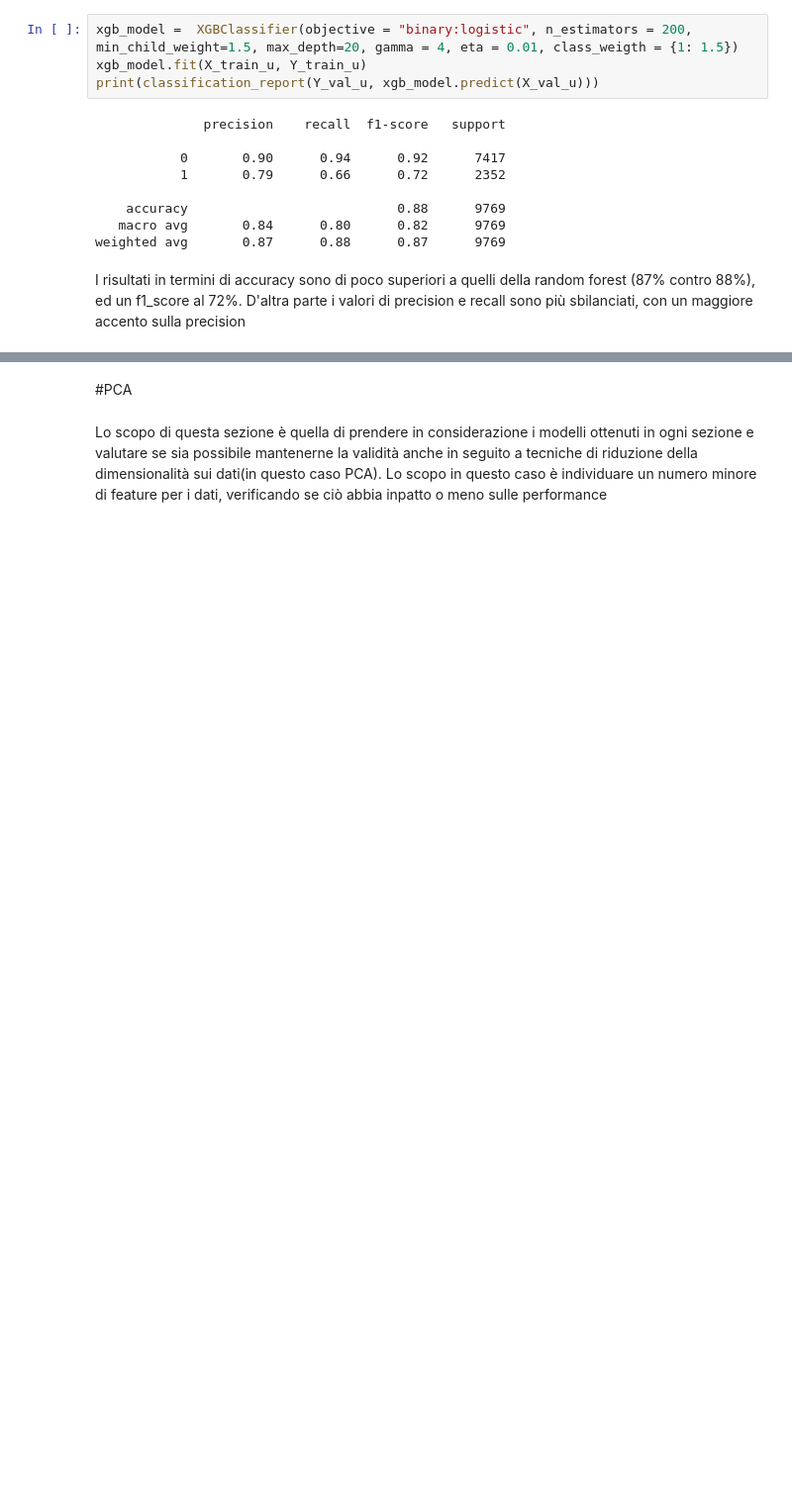
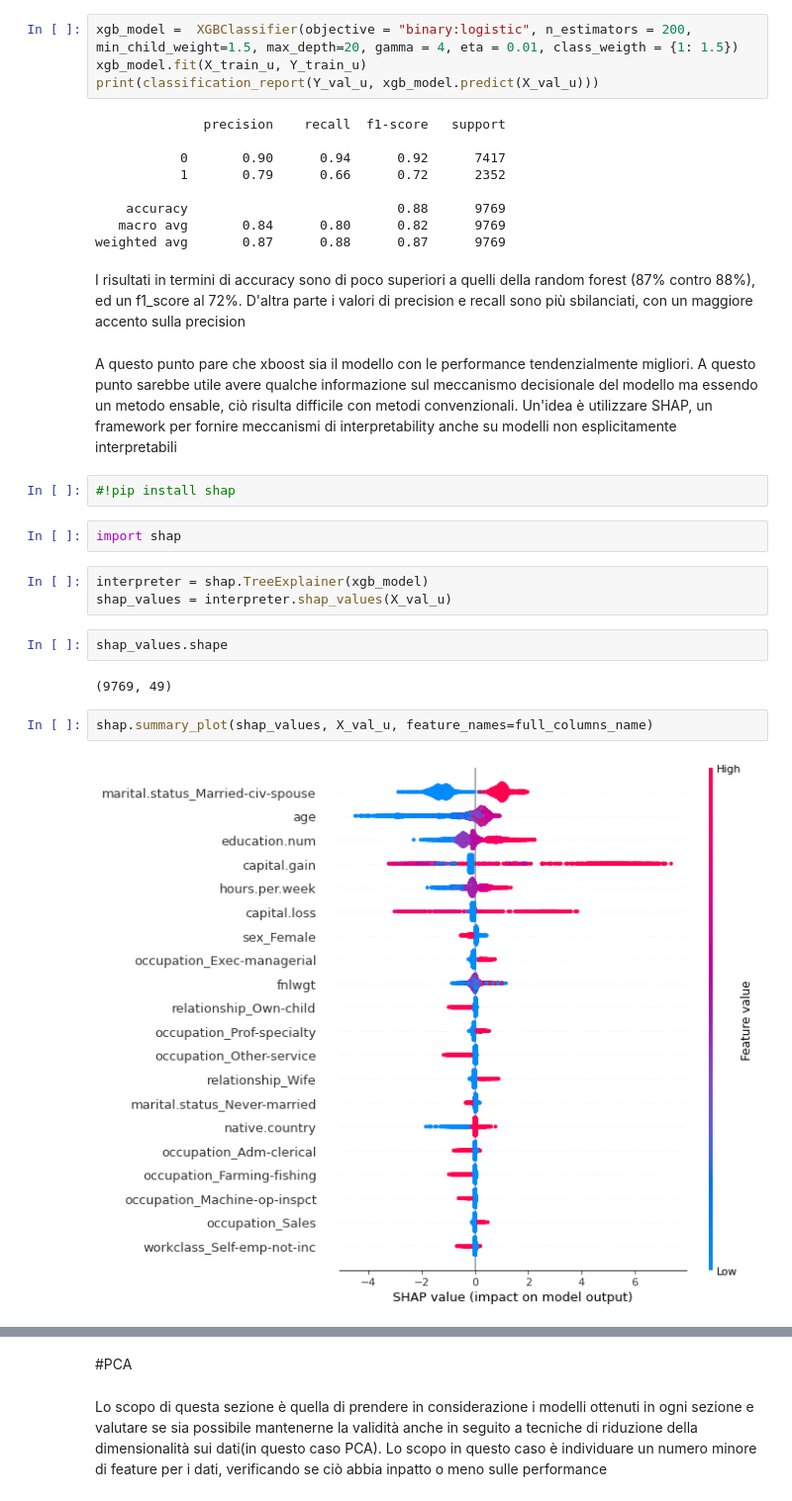
Before and after one commit to desabuh/IncomeClassification, a Jupyter notebook: IncomeClassification.ipynb, the cells around one changed output, grey strips where cells are left out. Shown at 99% size. Drawn from its saved outputs; the diff is of its cells as text; blank space fills up the shorter version.

Commit message:
add shap interpretability

```diff
--- a/IncomeClassification.ipynb
+++ b/IncomeClassification.ipynb
@@ -834,3 +835,21 @@ print(classification_report(Y_val_u, xgb_model.predict(X_val_u)))
 weighted avg       0.87      0.88      0.87      9769
 # %% [markdown]
 I risultati in termini di accuracy sono di poco superiori a quelli della random forest (87% contro 88%), ed un f1_score al 72%. D'altra parte i valori di precision e recall sono più sbilanciati, con un maggiore accento sulla precision
+# %% [markdown]
+A questo punto pare che xboost sia il modello con le performance tendenzialmente migliori. A questo punto sarebbe utile avere qualche informazione sul meccanismo decisionale del modello ma essendo un metodo ensable, ciò risulta difficile con metodi convenzionali.
+Un'idea è utilizzare SHAP, un framework per fornire meccanismi di interpretability anche su modelli non esplicitamente interpretabili
+# %%
+#!pip install shap
+# %%
+import shap
+# %%
+interpreter = shap.TreeExplainer(xgb_model)
+shap_values = interpreter.shap_values(X_val_u)
+# %%
+shap_values.shape
+# %% [output]
+(9769, 49)
+# %%
+shap.summary_plot(shap_values, X_val_u, feature_names=full_columns_name)
+# %% [output]
+[figure, added]
```
Also changed, not shown: parts of 4 cells of this notebook.
